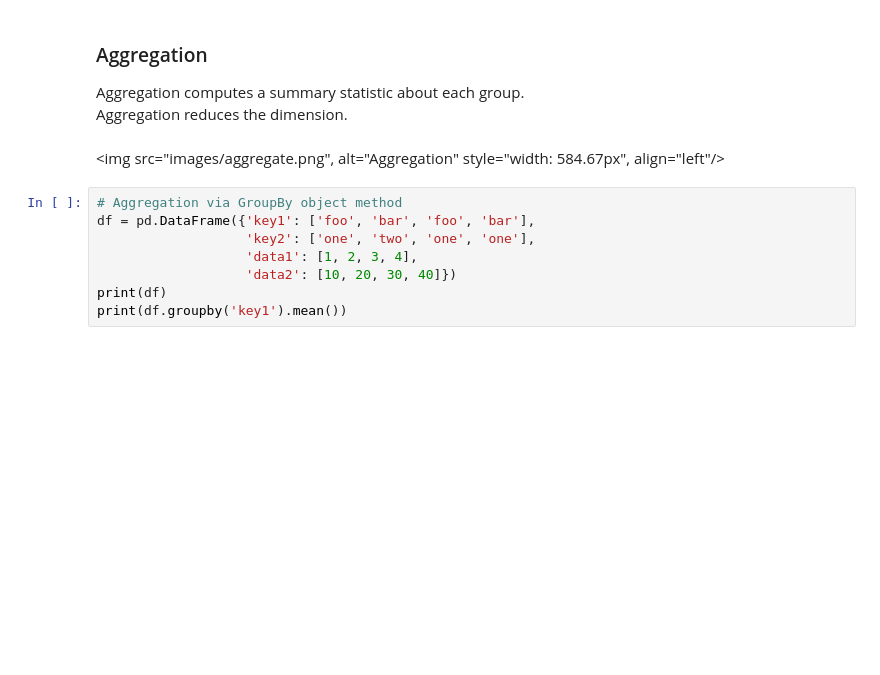
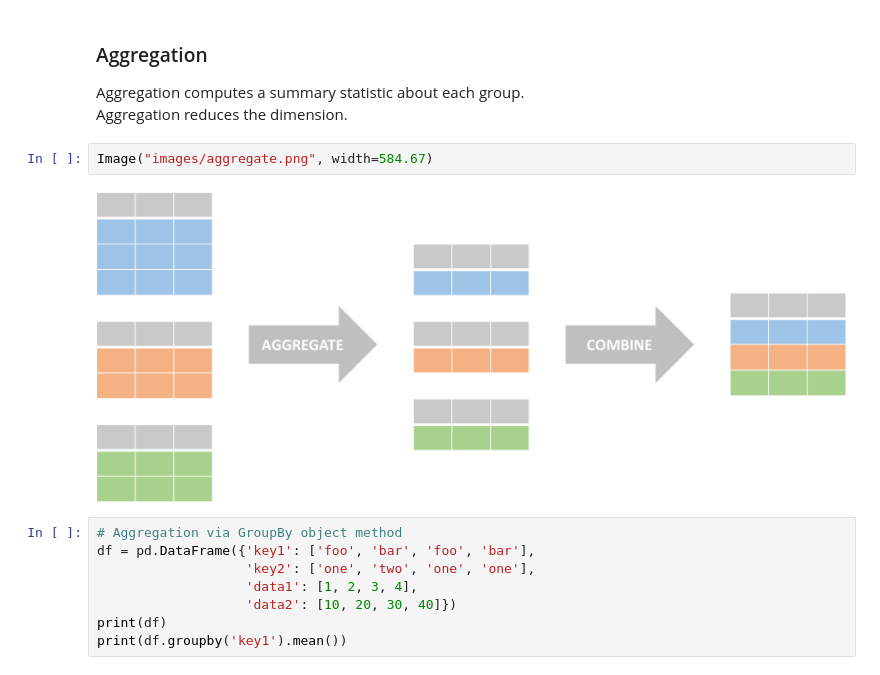
Before and after one commit to Zhenmao/Pandas-Reference-Guide, a Jupyter notebook: 7 Group Operations.ipynb, the cells around one changed output. Cells and saved outputs as stored; diff of their text form; blank space fills up the shorter version.

```diff
--- a/7 Group Operations.ipynb
+++ b/7 Group Operations.ipynb
@@ -189,8 +192,10 @@ foo one
 ### Aggregation
 Aggregation computes a summary statistic about each group.
 Aggregation reduces the dimension.
-# %% [markdown]
-<img src="images/aggregate.png", alt="Aggregation" style="width: 584.67px", align="left"/>
+# %%
+Image("images/aggregate.png", width=584.67)
+# %% [output]
+[figure, added]
 # %%
 # Aggregation via GroupBy object method
 df = pd.DataFrame({'key1': ['foo', 'bar', 'foo', 'bar'],
```
Also changed, not shown: parts of 7 cells of this notebook.
